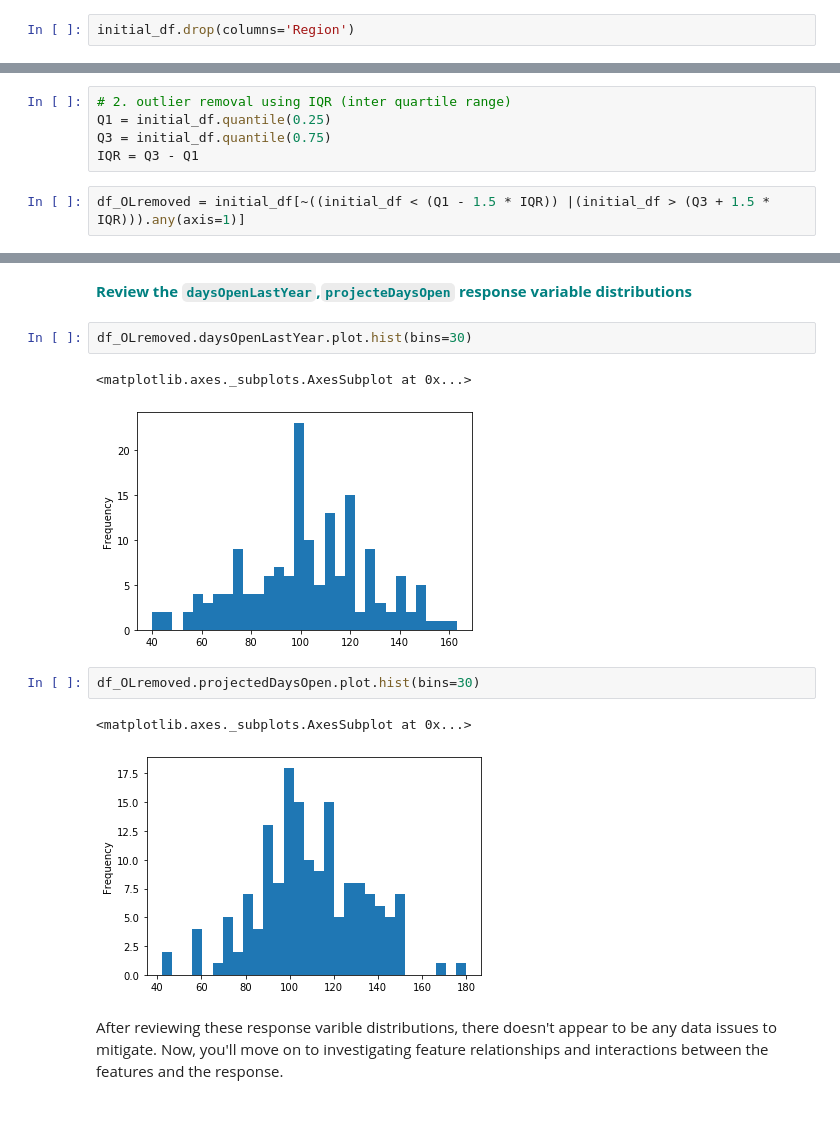
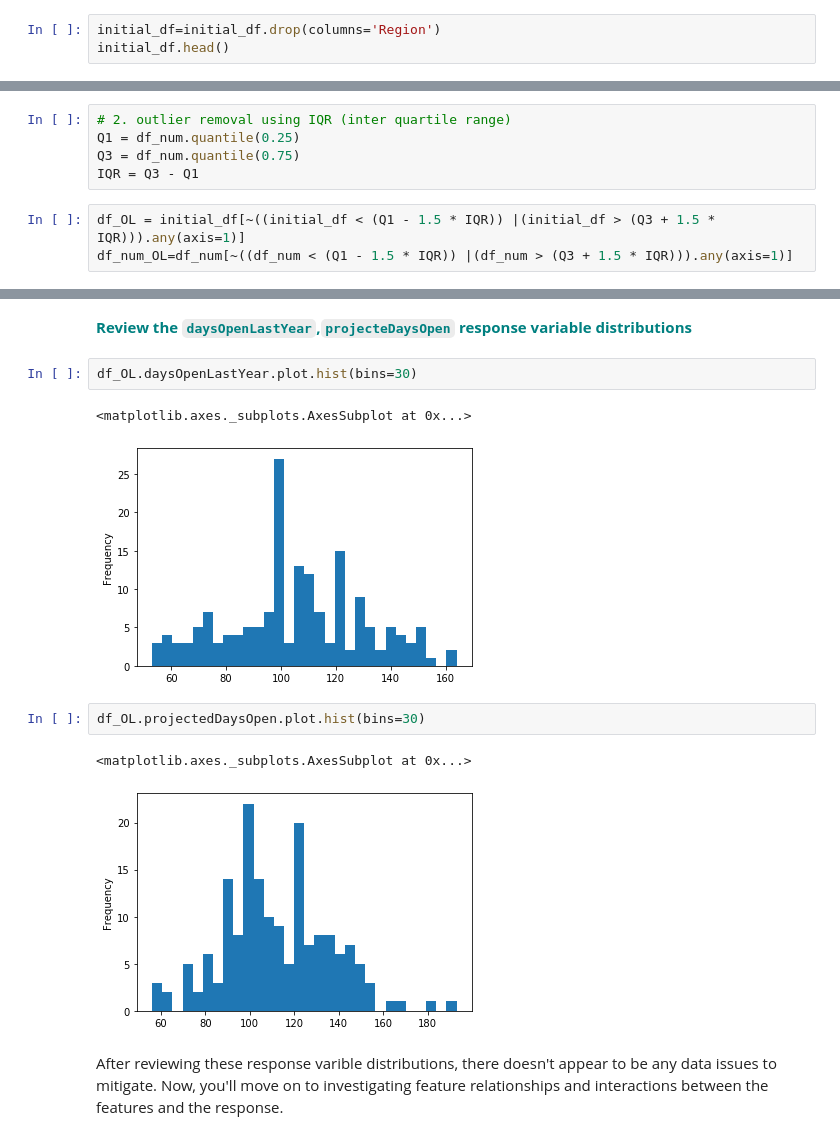
Before and after one commit to saimoom026/Springboard, a Jupyter notebook: springboard/GuidedCapstone/Notebook_stepthree.ipynb, the cells around one changed output, grey strips where cells are left out. Cells and saved outputs as stored; diff of their text form.

Commit message:
identified response/features variable and added additional feature column

```diff
--- a/springboard/GuidedCapstone/Notebook_stepthree.ipynb
+++ b/springboard/GuidedCapstone/Notebook_stepthree.ipynb
@@ -122,7 +122,8 @@ initial_df.Region.value_counts().plot(kind='bar')
 # %% [markdown]
 By reviewing the State and Region count plots, you should notice that the Region feature is nearly identical to the State feature and therfore you can remove the Region column from the dataframe.**<font color='teal'> Remove the `Region` column using the drop function.</font>**
 # %%
-initial_df.drop(columns='Region')
+initial_df=initial_df.drop(columns='Region')
+initial_df.head()
 # %% [output]
 |  | Unnamed: 0 | Name | state | summit_elev | vertical_drop | base_elev | trams | fastEight | fastSixes | ... |
 | 0 | 0 | Alyeska Resort | Alaska | 3939 | 2500 | 250 | 1 | 0.0 | 0 | ... |
@@ -161,11 +156,12 @@ One method for outlier analysis is extreme value analysis using a box
 3. Review how many observations were removed**</font>
 # %%
 # 2. outlier removal using IQR (inter quartile range)
-Q1 = initial_df.quantile(0.25)
-Q3 = initial_df.quantile(0.75)
+Q1 = df_num.quantile(0.25)
+Q3 = df_num.quantile(0.75)
 IQR = Q3 - Q1
 # %%
-df_OLremoved = initial_df[~((initial_df < (Q1 - 1.5 * IQR)) |(initial_df > (Q3 + 1.5 * IQR))).any(axis=1)]
+df_OL = initial_df[~((initial_df < (Q1 - 1.5 * IQR)) |(initial_df > (Q3 + 1.5 * IQR))).any(axis=1)]
+df_num_OL=df_num[~((df_num < (Q1 - 1.5 * IQR)) |(df_num > (Q3 + 1.5 * IQR))).any(axis=1)]
 # %%
 # 3. number of observations removed
 import operator
@@ -190,15 +186,15 @@ df_OLremoved.AdultWeekend.plot.hist(bins=30)
 # %% [markdown]
 <font color='teal'>**Review the `daysOpenLastYear`,`projecteDaysOpen` response variable distributions**</font>
 # %%
-df_OLremoved.daysOpenLastYear.plot.hist(bins=30)
+df_OL.daysOpenLastYear.plot.hist(bins=30)
 # %% [output]
 <matplotlib.axes._subplots.AxesSubplot at 0x...>
-[figure, old version]
+[figure, new version]
 # %%
-df_OLremoved.projectedDaysOpen.plot.hist(bins=30)
+df_OL.projectedDaysOpen.plot.hist(bins=30)
 # %% [output]
 <matplotlib.axes._subplots.AxesSubplot at 0x...>
-[figure, old version]
+[figure, new version]
 # %% [markdown]
 After reviewing these response varible distributions, there doesn't appear to be any data issues to mitigate. Now, you'll move on to investigating feature relationships and interactions between the features and the response.
 # %% [markdown]
```
Also changed, not shown: parts of 19 cells of this notebook.
